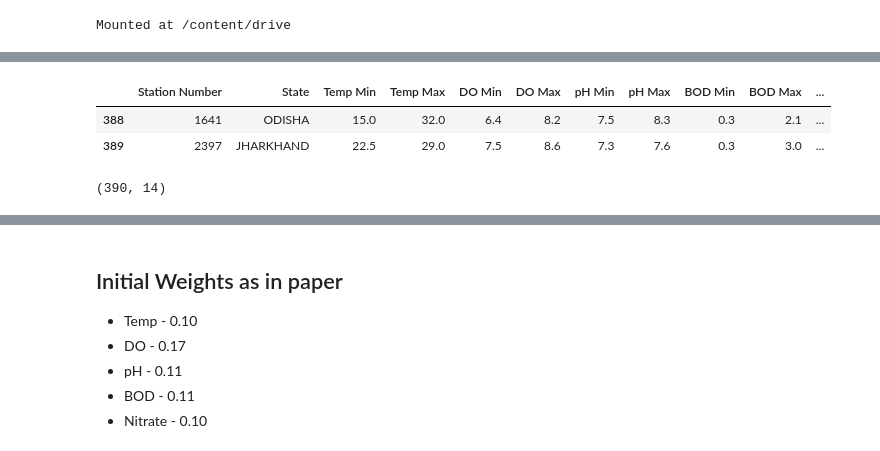
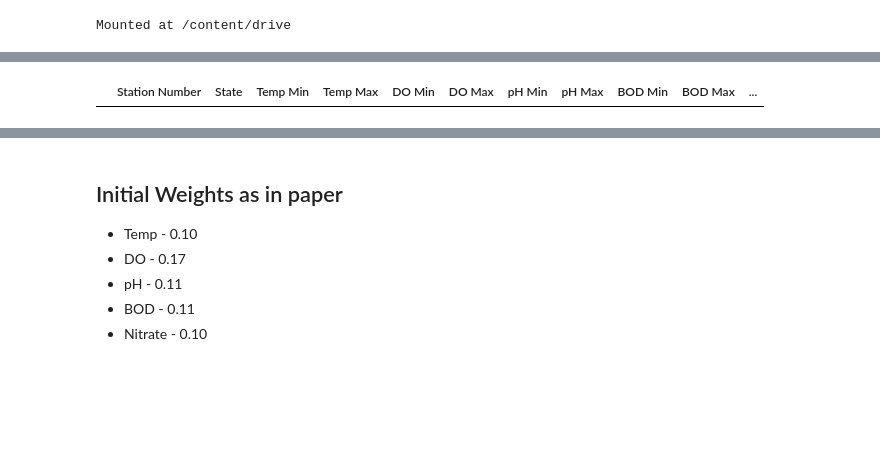
Before and after one commit to 24sharkS/Water-Quality-Prediction, a Jupyter notebook: MLProjectCode.ipynb, the cells around one changed output, grey strips where cells are left out. Drawn from its saved outputs; the diff is of its cells as text; code cells hidden in the pictures; blank space fills up the shorter version.

```diff
--- a/MLProjectCode.ipynb
+++ b/MLProjectCode.ipynb
@@ -6,7 +6,7 @@ drive.mount('/content/drive')
 # %% [output]
 Mounted at /content/drive
 # %%
-file = pd.read_csv("mlproject.csv")
+file = pd.read_csv("MLProject - ENVIS.csv")
 # %%
 file.dtypes
 # %% [output]
@@ -68,12 +52,9 @@ file_proc
+# %%
+# file_proc[file_proc.isna().any(axis=1)]
+file_penum = file_proc.dropna()
 # %%
 # duplicate
-duplicateRowsDF = file_proc[file_proc.duplicated()]
+duplicateRowsDF = file_penum[file_penum.duplicated()]
 duplicateRowsDF
 # %% [output]
 |  | Station Number | State | Temp Min | Temp Max | DO Min | DO Max | pH Min | pH Max | BOD Min | BOD Max | ... |
-| 388 | 1641 | ODISHA | 15.0 | 32.0 | 6.4 | 8.2 | 7.5 | 8.3 | 0.3 | 2.1 | ... |
-| 389 | 2397 | JHARKHAND | 22.5 | 29.0 | 7.5 | 8.6 | 7.3 | 7.6 | 0.3 | 3.0 | ... |
-# %%
-file_proc.shape
-# %% [output]
-(390, 14)
```
Also changed, not shown: parts of 24 cells of this notebook.
